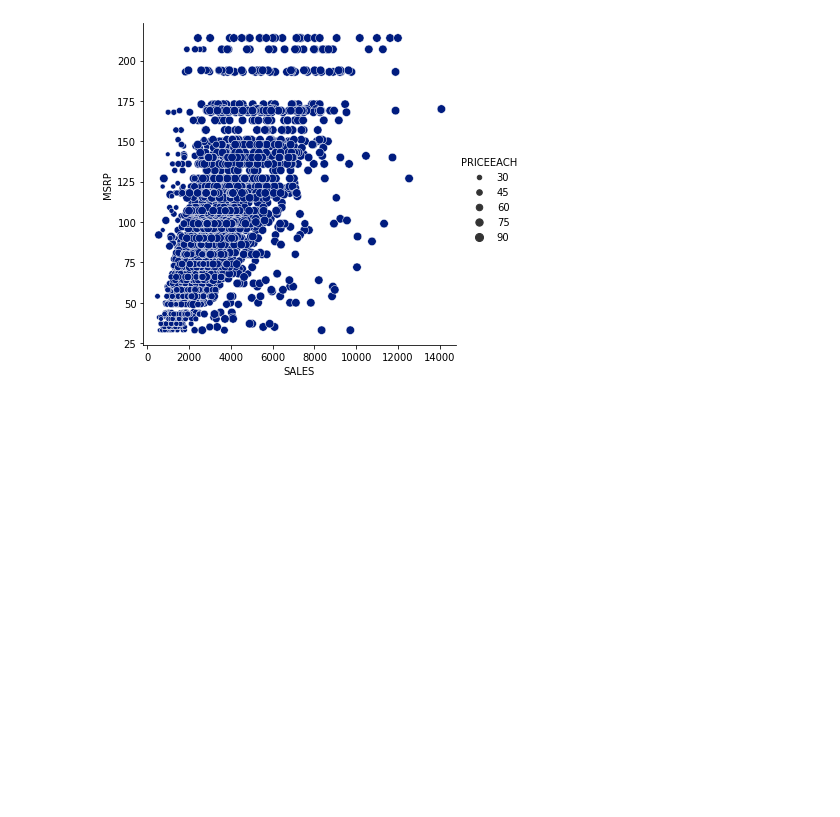
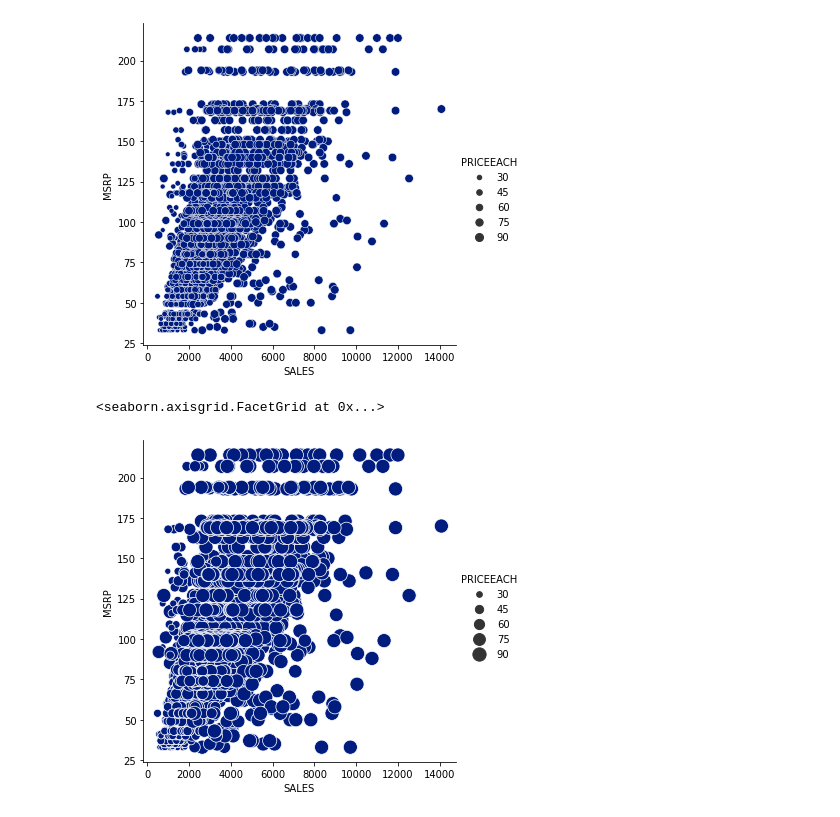
Before and after one commit to dsarvan/analytics, a Jupyter notebook: Seaborn/statisticalplots.ipynb, the cells around one changed output. Cells and saved outputs as stored; diff of their text form; code cells hidden in the pictures; blank space fills up the shorter version.

Commit message:
seaborn line plot

```diff
--- a/Seaborn/statisticalplots.ipynb
+++ b/Seaborn/statisticalplots.ipynb
@@ -62,0 +75,2 @@ memory usage: 551.5+ KB
+# %%
+sales = sales.dropna(axis=1)
@@ -109,3 +132,8 @@ sns.relplot('SALES','MSRP',data=sales,size='PRICEEACH')
 # %% [output]
 <seaborn.axisgrid.FacetGrid at 0x...>
 [figure]
+# %%
+sns.relplot(x='SALES', y='MSRP', data=sales, size='PRICEEACH', sizes=(25,200))
+# %% [output]
+<seaborn.axisgrid.FacetGrid at 0x...>
+[figure, added]
```
Also changed, not shown: parts of 16 cells of this notebook.
